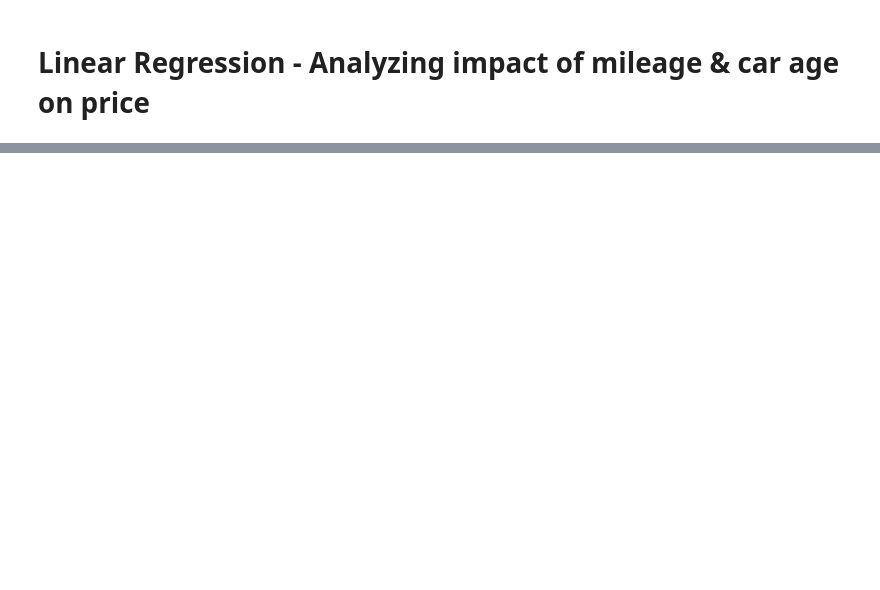
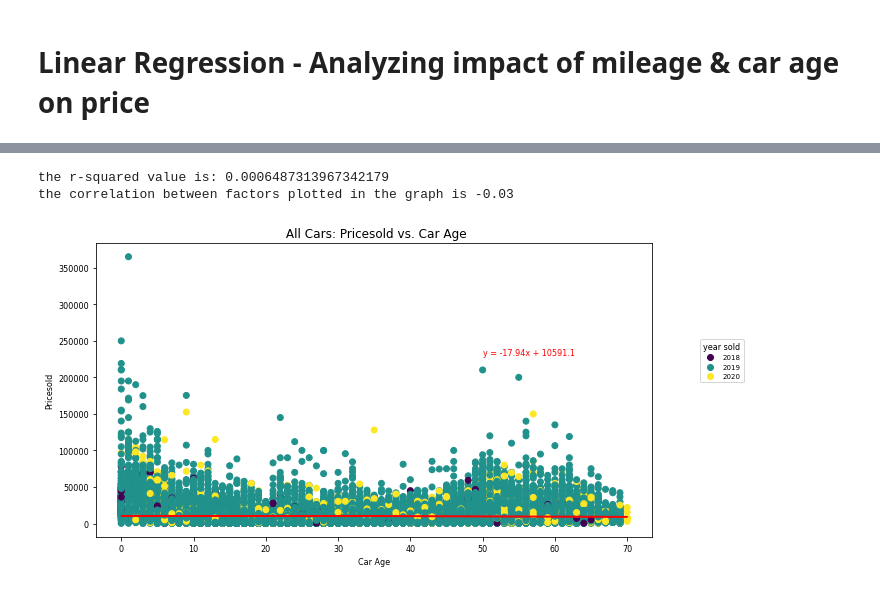
Before and after one commit to ColleenKarwoski/Exploratory-Data-Analysis, a Jupyter notebook: Project_1_ebg.ipynb, the cells around one changed output, grey strips where cells are left out. Cells and saved outputs as stored; diff of their text form; code cells hidden in the pictures; blank space fills up the shorter version.

```diff
--- a/Project_1_ebg.ipynb
+++ b/Project_1_ebg.ipynb
@@ -1842,0 +432,25 @@ Name: ID, Length: 1464, dtype: int64
+# %%
+# Linear Regression - Price & Car Age
+
+# assign values to arguments to pass into plot_lin_regress paramaters
+x = df_analysis_final["CarAge"]
+y = df_analysis_final["pricesold"]
+x_label = "Car Age"
+y_label = "Pricesold"
+label_regression = (50,230000)
+
+# call function
+lin_regress_total(x, y, x_label, y_label, label_regression)
+
+# add chart tile
+plt.title(f" All Cars: Pricesold vs. Car Age")
+
+# # save image
+plt.savefig("Graphs-Analysis/Price_vs_Age.png")
+
+# display graph
+plt.show()
+# %% [output]
+the r-squared value is: 0.0006487313967342179
+the correlation between factors plotted in the graph is -0.03
+[figure, added]
```
Also changed, not shown: parts of 106 cells of this notebook.
